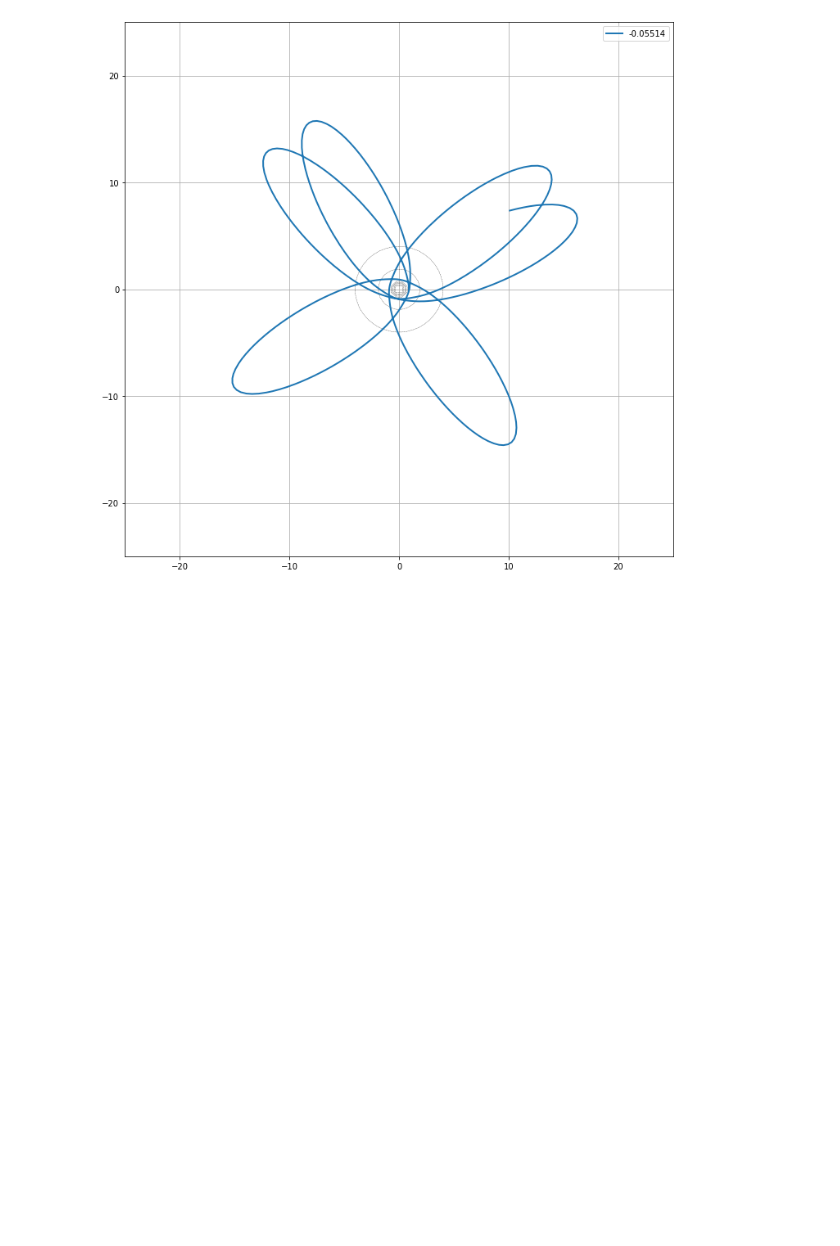
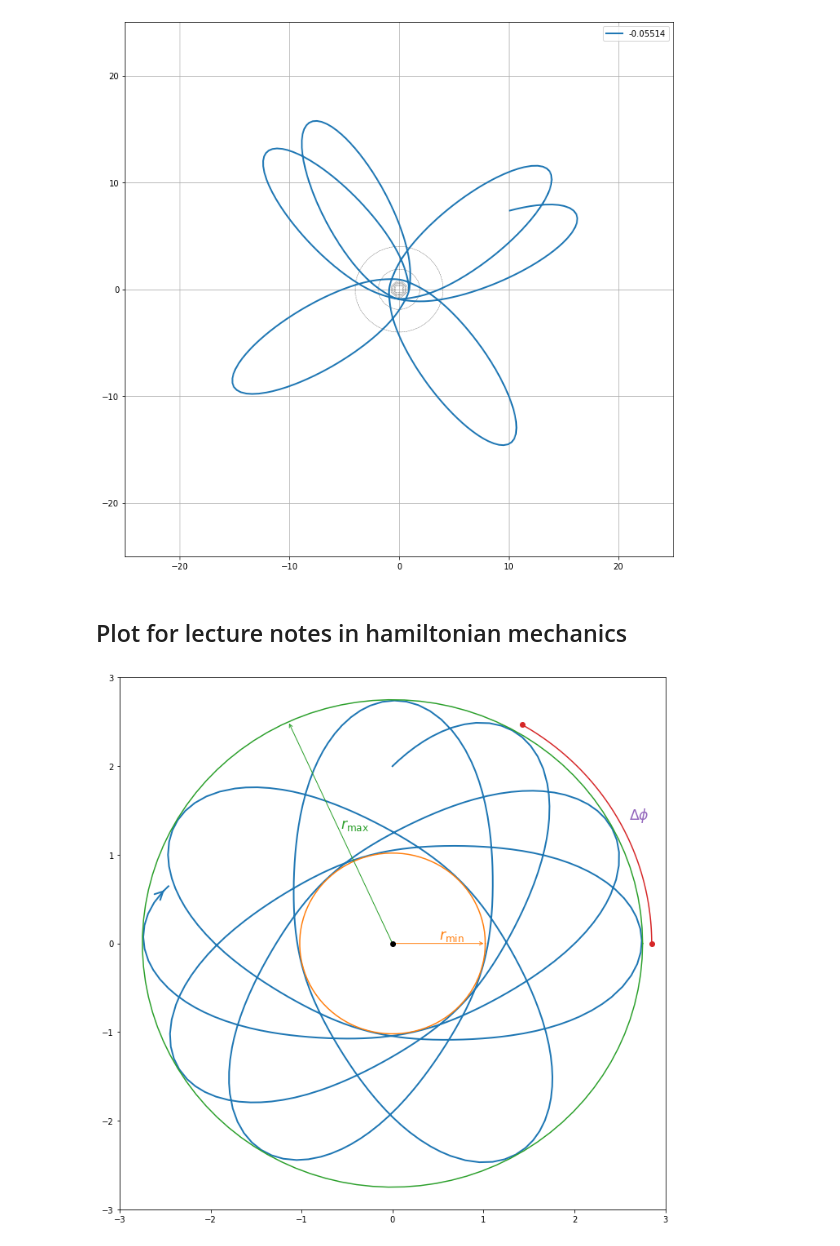
Before and after one commit to mseri/teachingplayground, a Jupyter notebook: CentralPotential.ipynb, the cells around one changed output. Drawn from its saved outputs; the diff is of its cells as text; code cells hidden in the pictures; blank space fills up the shorter version.

```diff
--- a/CentralPotential.ipynb
+++ b/CentralPotential.ipynb
@@ -89,3 +92,44 @@ kepler_plot(0,30,y0s, view=(-2,2,-2,2))
 kepler_plot(0,1000, y0s[0:1], field=field1p, V=V1p, view=(-25,25,-25,25))
 # %% [output]
 [figure]
+# %% [markdown]
+## Plot for lecture notes in hamiltonian mechanics
+# %%
+def kepler_plot_with_annuli(t0, tf, y0, field = field1, V = V1, view=(-3,3,-3,3), roots=[], save=None):
+    t_span = [t0, tf]
+    fig = plt.figure(figsize=(12,12))
+    ax = fig.add_subplot(1,1,1)
+    ax.set_xlim(*view[:2])
+    ax.set_ylim(*view[2:])
+
+    E = e(V,*y0)
+    sol = si.solve_ivp(field, t_span, y0, method="Radau", rtol=1e-6)
+    l, = ax.plot(sol.y[0], sol.y[1], label=f"{E:.4}", linewidth=2)
+    h.add_arrow_to_line2D(ax, l, arrow_locs=[1], arrowstyle="->", arrowsize=2.5)
+
+    # Solutions of V(r) = 2E
+    s = np.linspace(0, 2*np.pi, 100)
+    cs = ["C1", "C2"]
+    rs = ["$r_\mathrm{min}$", "$r_\mathrm{max}$"]
+    for i, r in enumerate(roots):
+        ax.plot(r*np.cos(s), r*np.sin(s))
+        ax.annotate("", xy=(0, 0), xytext=(r*np.cos(2*i), r*np.sin(2*i)),
+                    arrowprops=dict(arrowstyle="<-", color=cs[i]), color=cs[i])
+        ax.text(r/2*np.cos(2*i), r/2*np.sin(2*i)+0.05, rs[i], color=cs[i], size="xx-large")
+
+    ax.scatter(0,0,color="black",zorder=100)
+
+    s = np.linspace(0, np.pi/3, 100)
+    ax.plot((r+0.1)*np.cos(s), (r+0.1)*np.sin(s), color="C3")
+    ax.scatter((r+0.1)*np.cos(s[0]), (r+0.1)*np.sin(s[0]), color="C3")
+    ax.scatter((r+0.1)*np.cos(s[-1]), (r+0.1)*np.sin(s[-1]), color="C3")
+    ax.text(2.6,1.4, "$\Delta\phi$", size="xx-large", color="C4")
+
+    if save is not None:
+        plt.savefig(save, bbox_inches="tight", transparent="True")
+
+    plt.show()
+# %%
+kepler_plot_with_annuli(0,113, (0, 2, 0.4, 0.4), field=field1p, V=V1p, roots=[1.02, 2.75], save="annular-region.pdf")
+# %% [output]
+[figure, added]
```
Also changed, not shown: parts of 1 cell of this notebook.
